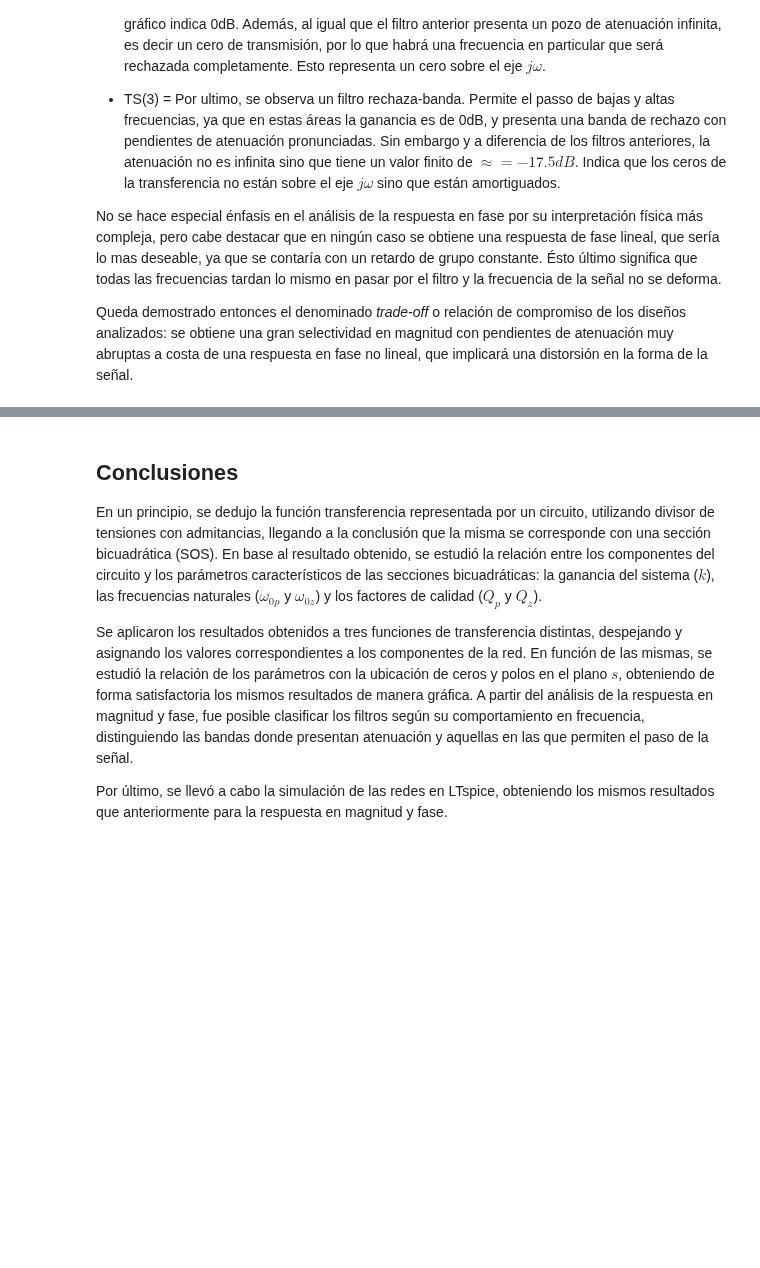
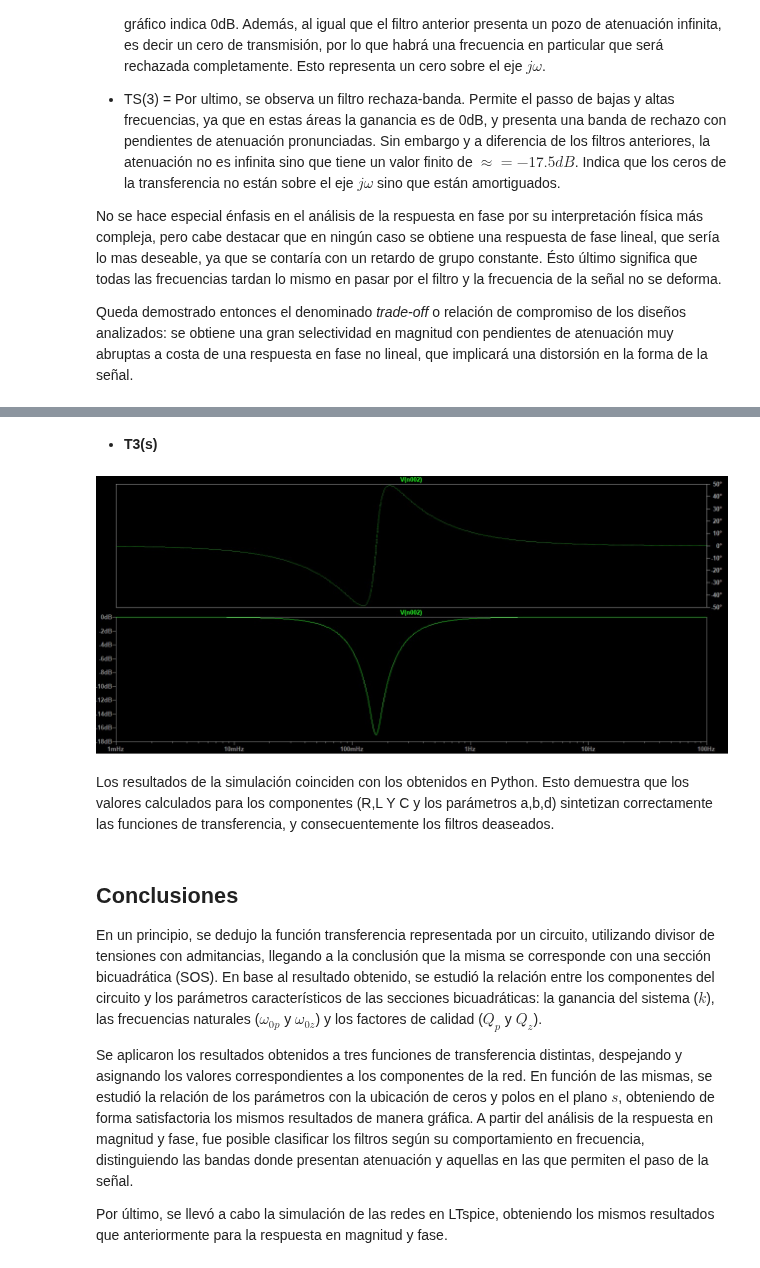
Before and after one commit to mtaranilla/APS_2025, a Jupyter notebook: TS_TARANILLA_SALGADO/TS6_FiltrosRLC/TS6_SALGADO_TARANILLA.ipynb, the cells around one changed output, grey strips where cells are left out. Saved outputs shown, nothing was run; the diff lists cells and outputs as text; code cells hidden in the pictures; blank space fills up the shorter version.

```diff
--- a/TS_TARANILLA_SALGADO/TS6_FiltrosRLC/TS6_SALGADO_TARANILLA.ipynb
+++ b/TS_TARANILLA_SALGADO/TS6_FiltrosRLC/TS6_SALGADO_TARANILLA.ipynb
@@ -397,3 +397,12 @@ Los resultados de la simulación coinciden con los obtenidos en Python. Esto dem
+# %% [markdown]
+- **T3(s)**
+# %%
+from IPython.display import Image
+Image(filename='T3(S)_TS6.jpg')
+# %% [output]
+[figure, added]
+# %% [markdown]
+Los resultados de la simulación coinciden con los obtenidos en Python. Esto demuestra que los valores calculados para los componentes (R,L Y C y los parámetros a,b,d) sintetizan correctamente las funciones de transferencia, y consecuentemente los filtros deaseados.
 # %% [markdown]
 ## **Conclusiones**
 En un principio, se dedujo la función transferencia representada por un circuito, utilizando divisor de tensiones con admitancias, llegando a la conclusión que la misma se corresponde con una sección bicuadrática (SOS). En base al resultado obtenido, se estudió la relación entre los componentes del circuito y los parámetros característicos de las secciones bicuadráticas: la ganancia del sistema ($k$), las frecuencias naturales ($\omega_{0p}$ y $\omega_{0z}$) y los factores de calidad ($Q_p$ y $Q_z$).
```
Also changed, not shown: parts of 4 cells of this notebook.
